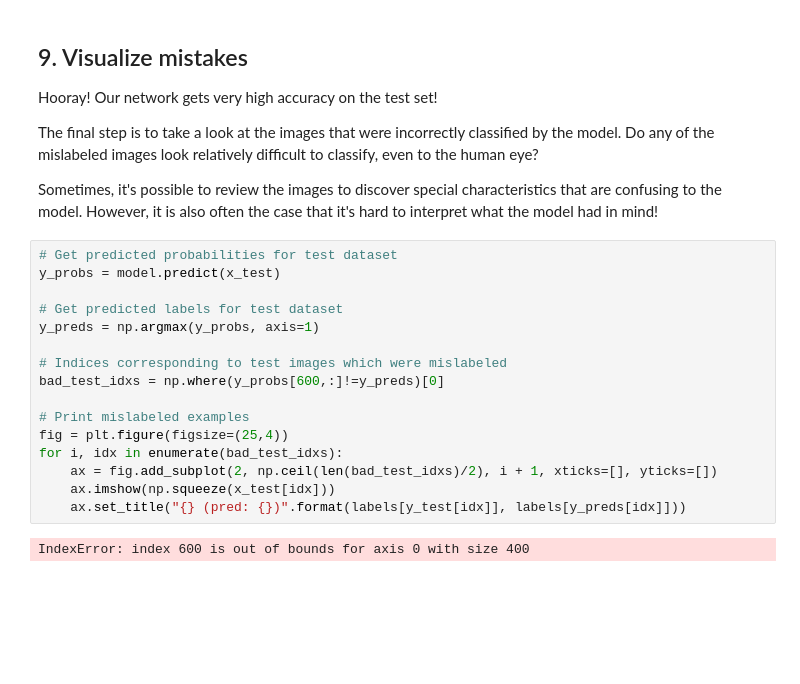
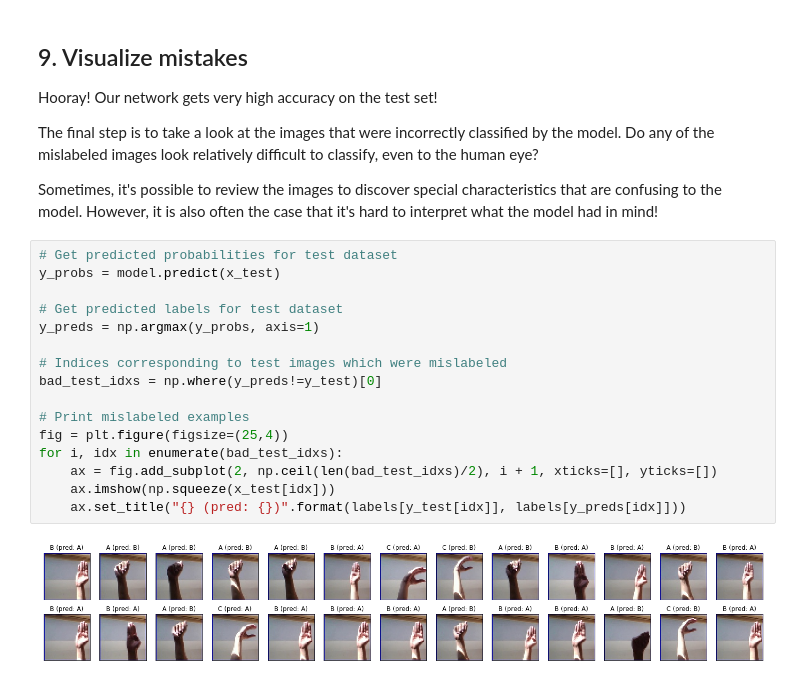
Before and after one commit to korsakowii/ASLRecognitionwithDeepLearning, a Jupyter notebook: notebook.ipynb, the cells around one changed output. Cells and saved outputs as stored; diff of their text form; blank space fills up the shorter version.

```diff
--- a/notebook.ipynb
+++ b/notebook.ipynb
@@ -174,21 +174,21 @@ Test accuracy: 0.94
 # %%
 # Get predicted probabilities for test dataset
 y_probs = model.predict(x_test)
 
 # Get predicted labels for test dataset
 y_preds = np.argmax(y_probs, axis=1)
 
 # Indices corresponding to test images which were mislabeled
-bad_test_idxs = np.where(y_probs[600,:]!=y_preds)[0]
+bad_test_idxs = np.where(y_preds!=y_test)[0]
 
 # Print mislabeled examples
 fig = plt.figure(figsize=(25,4))
 for i, idx in enumerate(bad_test_idxs):
     ax = fig.add_subplot(2, np.ceil(len(bad_test_idxs)/2), i + 1, xticks=[], yticks=[])
     ax.imshow(np.squeeze(x_test[idx]))
     ax.set_title("{} (pred: {})".format(labels[y_test[idx]], labels[y_preds[idx]]))
 # %% [output]
-IndexError: index 600 is out of bounds for axis 0 with size 400
+[figure, added]
 # %%
 y_probs
 # %% [output]
```
Also changed, not shown: parts of 5 cells of this notebook.
